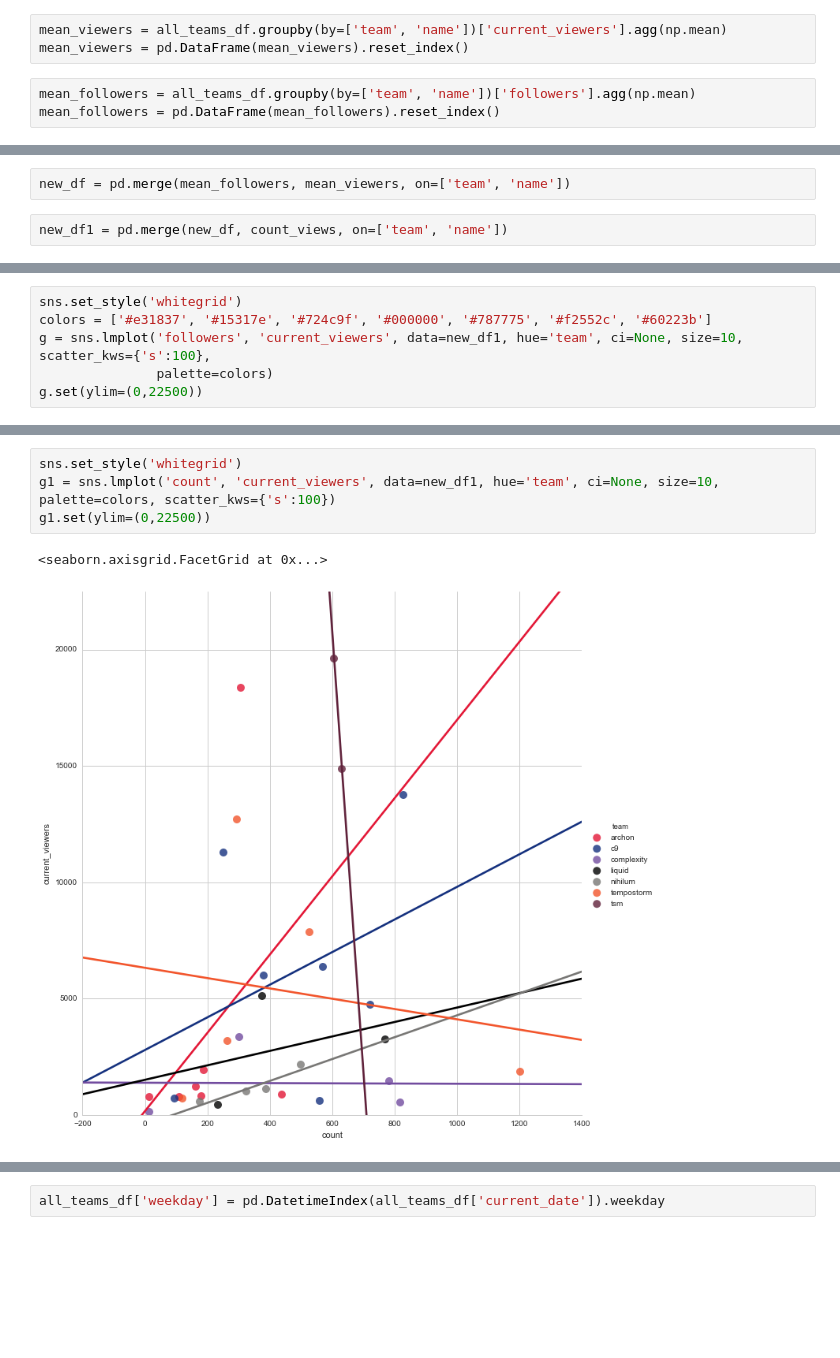
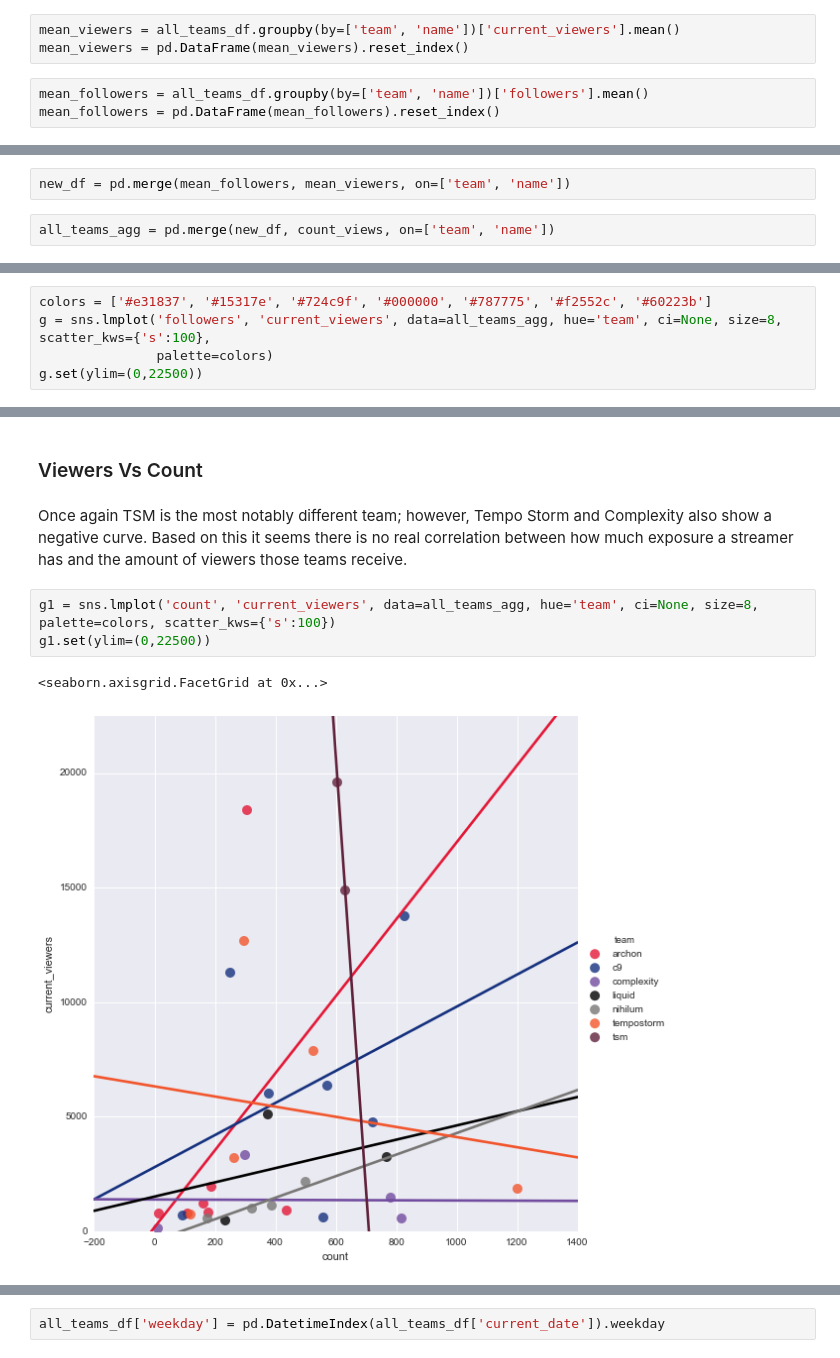
Before and after one commit to sslampa/twitch-repo, a Jupyter notebook: Team - Main.ipynb, the cells around one changed output, grey strips where cells are left out. Cells and saved outputs as stored; diff of their text form; blank space fills up the shorter version.

```diff
--- a/Team - Main.ipynb
+++ b/Team - Main.ipynb
@@ -52,8 +63,8 @@ all_teams_df = pd.concat([archon_df, c9_df, complexity_df, liquid_df, nihilum_df
 # %%
-mean_viewers = all_teams_df.groupby(by=['team', 'name'])['current_viewers'].agg(np.mean)
+mean_viewers = all_teams_df.groupby(by=['team', 'name'])['current_viewers'].mean()
 mean_viewers = pd.DataFrame(mean_viewers).reset_index()
 # %%
-mean_followers = all_teams_df.groupby(by=['team', 'name'])['followers'].agg(np.mean)
+mean_followers = all_teams_df.groupby(by=['team', 'name'])['followers'].mean()
 mean_followers = pd.DataFrame(mean_followers).reset_index()
 # %%
 count_views = all_teams_df.groupby(by=['team', 'name'])['current_viewers'].count()
@@ -62,4 +73,4 @@ count_views.columns = ('team', 'name', 'count')
 # %%
 new_df = pd.merge(mean_followers, mean_viewers, on=['team', 'name'])
 # %%
-new_df1 = pd.merge(new_df, count_views, on=['team', 'name'])
+all_teams_agg = pd.merge(new_df, count_views, on=['team', 'name'])
@@ -76,7 +94,6 @@ sns.jointplot('followers', 'current_viewers', data=new_df1, kind='reg', size=8)
 # %%
-sns.set_style('whitegrid')
 colors = ['#e31837', '#15317e', '#724c9f', '#000000', '#787775', '#f2552c', '#60223b']
-g = sns.lmplot('followers', 'current_viewers', data=new_df1, hue='team', ci=None, size=10, scatter_kws={'s':100},
+g = sns.lmplot('followers', 'current_viewers', data=all_teams_agg, hue='team', ci=None, size=8, scatter_kws={'s':100},
                palette=colors)
 g.set(ylim=(0,22500))
 # %% [output]
@@ -85,7 +102,10 @@ g.set(ylim=(0,22500))
+# %% [markdown]
+### Viewers Vs Count
+# %% [markdown]
+Once again TSM is the most notably different team; however, Tempo Storm and Complexity also show a negative curve. Based on this it seems there is no real correlation between how much exposure a streamer has and the amount of viewers those teams receive.
 # %%
-sns.set_style('whitegrid')
-g1 = sns.lmplot('count', 'current_viewers', data=new_df1, hue='team', ci=None, size=10, palette=colors, scatter_kws={'s':100})
+g1 = sns.lmplot('count', 'current_viewers', data=all_teams_agg, hue='team', ci=None, size=8, palette=colors, scatter_kws={'s':100})
 g1.set(ylim=(0,22500))
 # %% [output]
 <seaborn.axisgrid.FacetGrid at 0x...>
-[figure, old version]
+[figure, new version]
```
Also changed, not shown: parts of 26 cells of this notebook, 11 other files.
